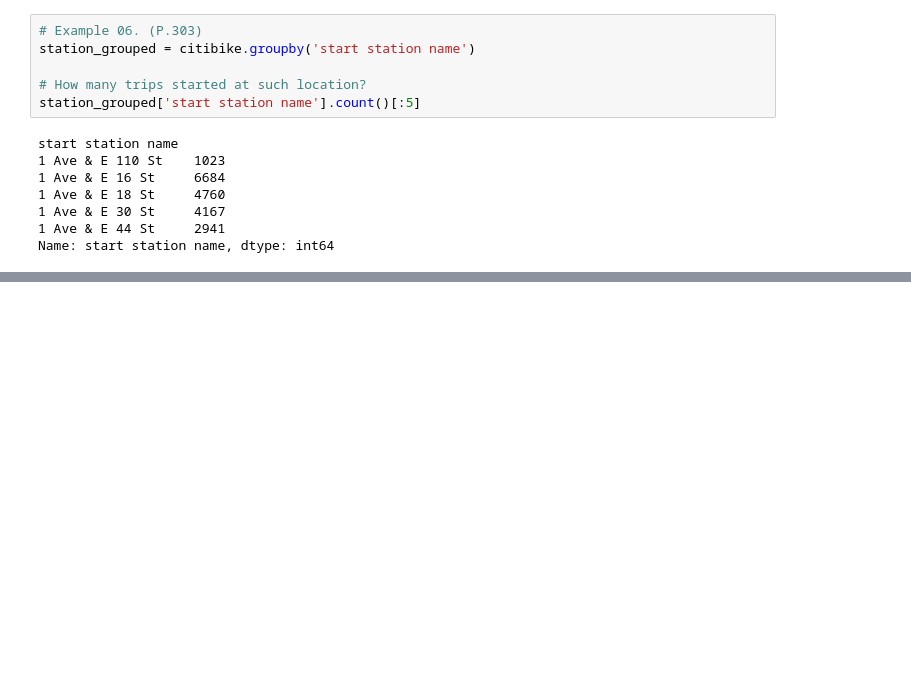
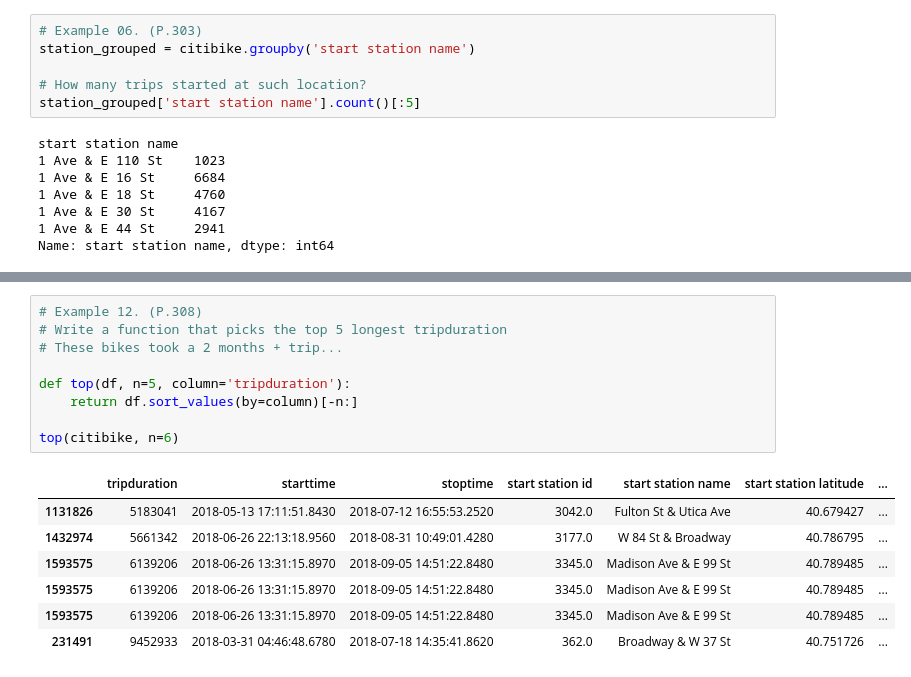
Before and after one commit to ygchan/Citibike, a Jupyter notebook: Pandas_Riding_Citibike.ipynb, the cells around one changed output, grey strips where cells are left out. Saved outputs shown, nothing was run; the diff lists cells and outputs as text; blank space fills up the shorter version.

```diff
--- a/Pandas_Riding_Citibike.ipynb
+++ b/Pandas_Riding_Citibike.ipynb
@@ -292,0 +361,17 @@ Name: start station name, dtype: int64
+# %%
+# Example 12. (P.308)
+# Write a function that picks the top 5 longest tripduration
+# These bikes took a 2 months + trip...
+
+def top(df, n=5, column='tripduration'):
+    return df.sort_values(by=column)[-n:]
+
+top(citibike, n=6)
+# %% [output]
+|  | tripduration | starttime | stoptime | start station id | start station name | start station latitude | ... |
+| 1131826 | 5183041 | 2018-05-13 17:11:51.8430 | 2018-07-12 16:55:53.2520 | 3042.0 | Fulton St & Utica Ave | 40.679427 | ... |
+| 1432974 | 5661342 | 2018-06-26 22:13:18.9560 | 2018-08-31 10:49:01.4280 | 3177.0 | W 84 St & Broadway | 40.786795 | ... |
+| 1593575 | 6139206 | 2018-06-26 13:31:15.8970 | 2018-09-05 14:51:22.8480 | 3345.0 | Madison Ave & E 99 St | 40.789485 | ... |
+| 1593575 | 6139206 | 2018-06-26 13:31:15.8970 | 2018-09-05 14:51:22.8480 | 3345.0 | Madison Ave & E 99 St | 40.789485 | ... |
+| 1593575 | 6139206 | 2018-06-26 13:31:15.8970 | 2018-09-05 14:51:22.8480 | 3345.0 | Madison Ave & E 99 St | 40.789485 | ... |
+| 231491 | 9452933 | 2018-03-31 04:46:48.6780 | 2018-07-18 14:35:41.8620 | 362.0 | Broadway & W 37 St | 40.751726 | ... |
```
Also changed, not shown: parts of 9 cells of this notebook.
